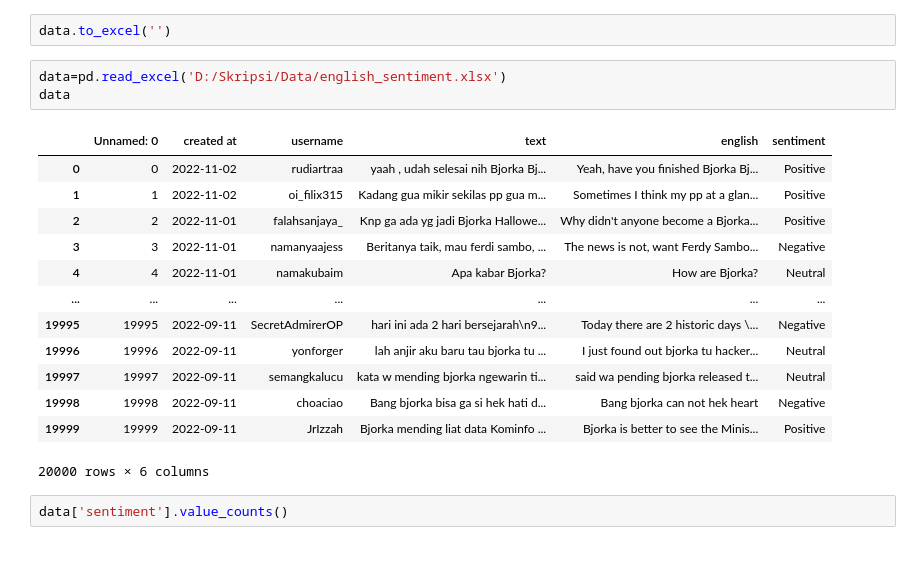
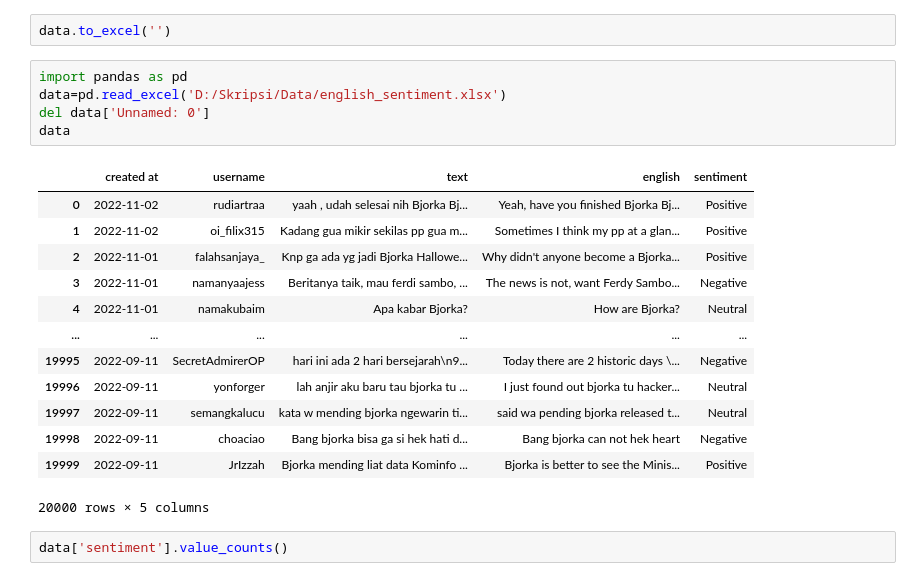
Before and after one commit to adrianuscharlie/ML-hate-speech-detection, a Jupyter notebook: data_preprocessing.ipynb, the cells around one changed output. Drawn from its saved outputs; the diff is of its cells as text.

Commit message:
New Data, new notebook, new improvement

```diff
--- a/data_preprocessing.ipynb
+++ b/data_preprocessing.ipynb
@@ -105,22 +102,24 @@ KeyboardInterrupt:
 # %%
 data.to_excel('')
 # %%
+import pandas as pd
 data=pd.read_excel('D:/Skripsi/Data/english_sentiment.xlsx')
+del data['Unnamed: 0']
 data
 # %% [output]
-|  | Unnamed: 0 | created at | username | text | english | sentiment |
-| 0 | 0 | 2022-11-02 | rudiartraa | yaah , udah selesai nih Bjorka Bj... | Yeah, have you finished Bjorka Bj... | Positive |
-| 1 | 1 | 2022-11-02 | oi_filix315 | Kadang gua mikir sekilas pp gua m... | Sometimes I think my pp at a glan... | Positive |
-| 2 | 2 | 2022-11-01 | falahsanjaya_ | Knp ga ada yg jadi Bjorka Hallowe... | Why didn't anyone become a Bjorka... | Positive |
-| 3 | 3 | 2022-11-01 | namanyaajess | Beritanya taik, mau ferdi sambo, ... | The news is not, want Ferdy Sambo... | Negative |
-| 4 | 4 | 2022-11-01 | namakubaim | Apa kabar Bjorka? | How are Bjorka? | Neutral |
-| ... | ... | ... | ... | ... | ... | ... |
-| 19995 | 19995 | 2022-09-11 | SecretAdmirerOP | hari ini ada 2 hari bersejarah\n9... | Today there are 2 historic days \... | Negative |
-| 19996 | 19996 | 2022-09-11 | yonforger | lah anjir aku baru tau bjorka tu ... | I just found out bjorka tu hacker... | Neutral |
-| 19997 | 19997 | 2022-09-11 | semangkalucu | kata w mending bjorka ngewarin ti... | said wa pending bjorka released t... | Neutral |
-| 19998 | 19998 | 2022-09-11 | choaciao | Bang bjorka bisa ga si hek hati d... | Bang bjorka can not hek heart | Negative |
-| 19999 | 19999 | 2022-09-11 | JrIzzah | Bjorka mending liat data Kominfo ... | Bjorka is better to see the Minis... | Positive |
+|  | created at | username | text | english | sentiment |
+| 0 | 2022-11-02 | rudiartraa | yaah , udah selesai nih Bjorka Bj... | Yeah, have you finished Bjorka Bj... | Positive |
+| 1 | 2022-11-02 | oi_filix315 | Kadang gua mikir sekilas pp gua m... | Sometimes I think my pp at a glan... | Positive |
+| 2 | 2022-11-01 | falahsanjaya_ | Knp ga ada yg jadi Bjorka Hallowe... | Why didn't anyone become a Bjorka... | Positive |
+| 3 | 2022-11-01 | namanyaajess | Beritanya taik, mau ferdi sambo, ... | The news is not, want Ferdy Sambo... | Negative |
+| 4 | 2022-11-01 | namakubaim | Apa kabar Bjorka? | How are Bjorka? | Neutral |
+| ... | ... | ... | ... | ... | ... |
+| 19995 | 2022-09-11 | SecretAdmirerOP | hari ini ada 2 hari bersejarah\n9... | Today there are 2 historic days \... | Negative |
+| 19996 | 2022-09-11 | yonforger | lah anjir aku baru tau bjorka tu ... | I just found out bjorka tu hacker... | Neutral |
+| 19997 | 2022-09-11 | semangkalucu | kata w mending bjorka ngewarin ti... | said wa pending bjorka released t... | Neutral |
+| 19998 | 2022-09-11 | choaciao | Bang bjorka bisa ga si hek hati d... | Bang bjorka can not hek heart | Negative |
+| 19999 | 2022-09-11 | JrIzzah | Bjorka mending liat data Kominfo ... | Bjorka is better to see the Minis... | Positive |
-20000 rows × 6 columns
+20000 rows × 5 columns
 # %%
 data['sentiment'].value_counts()
 # %% [output]
```
Also changed, not shown: parts of 7 cells of this notebook, 18 other files.
